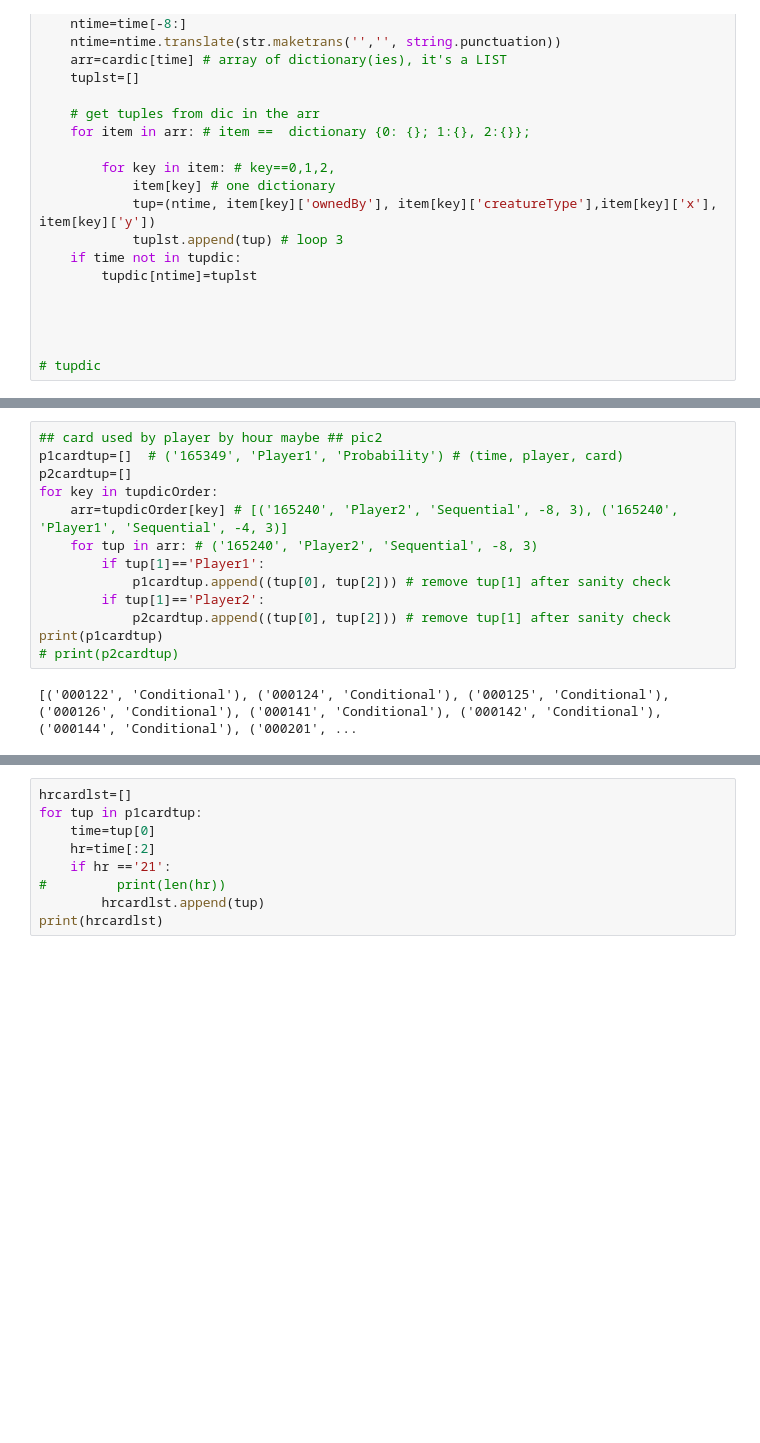
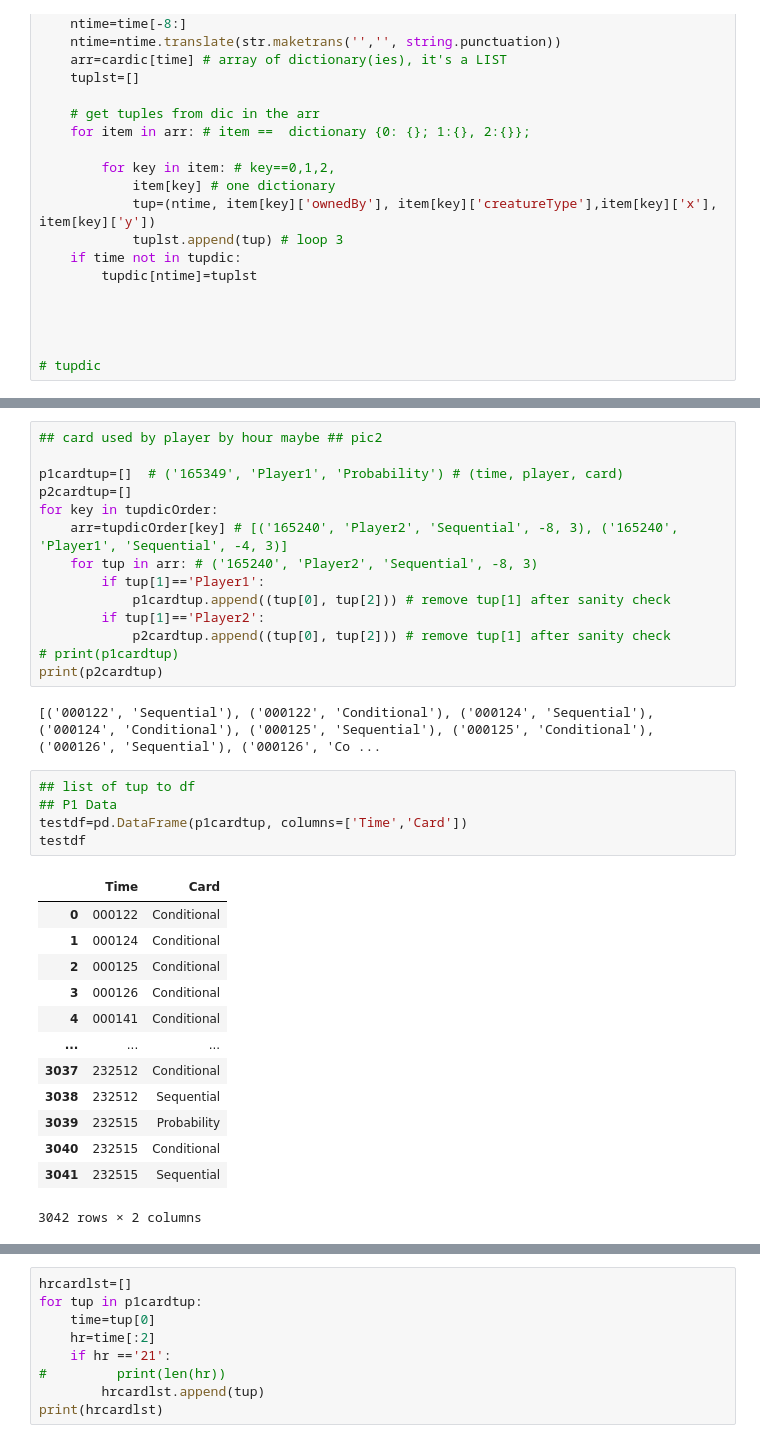
Before and after one commit to Visheshk/ra-data-analysis, a Jupyter notebook: 0112.ipynb, the cells around one changed output, grey strips where cells are left out. Saved outputs shown, nothing was run; the diff lists cells and outputs as text; blank space fills up the shorter version.

```diff
--- a/0112.ipynb
+++ b/0112.ipynb
@@ -122,6 +122,7 @@ for key in sorted(tupdicOrder.keys()):
 232515: [('232515', 'Player2', 'Conditional', -8, 2), ('232515', 'Player1', 'Probability', -9, -1), ('232515', 'Player1', 'Conditional', -9, -4), ('232515', 'Player1', 'Sequential', 0, -2)]
 # %%
 ## card used by player by hour maybe ## pic2
+
 p1cardtup=[]  # ('165349', 'Player1', 'Probability') # (time, player, card)
 p2cardtup=[]
 for key in tupdicOrder:
@@ -131,7 +132,26 @@ for key in tupdicOrder:
             p1cardtup.append((tup[0], tup[2])) # remove tup[1] after sanity check
         if tup[1]=='Player2':
             p2cardtup.append((tup[0], tup[2])) # remove tup[1] after sanity check
-print(p1cardtup)
-# print(p2cardtup)
+# print(p1cardtup)
+print(p2cardtup)
 # %% [output]
-[('000122', 'Conditional'), ('000124', 'Conditional'), ('000125', 'Conditional'), ('000126', 'Conditional'), ('000141', 'Conditional'), ('000142', 'Conditional'), ('000144', 'Conditional'), ('000201', ...
+[('000122', 'Sequential'), ('000122', 'Conditional'), ('000124', 'Sequential'), ('000124', 'Conditional'), ('000125', 'Sequential'), ('000125', 'Conditional'), ('000126', 'Sequential'), ('000126', 'Co ...
+# %%
+## list of tup to df
+## P1 Data
+testdf=pd.DataFrame(p1cardtup, columns=['Time','Card'])
+testdf
+# %% [output]
+|  | Time | Card |
+| 0 | 000122 | Conditional |
+| 1 | 000124 | Conditional |
+| 2 | 000125 | Conditional |
+| 3 | 000126 | Conditional |
+| 4 | 000141 | Conditional |
+| ... | ... | ... |
+| 3037 | 232512 | Conditional |
+| 3038 | 232512 | Sequential |
+| 3039 | 232515 | Probability |
+| 3040 | 232515 | Conditional |
+| 3041 | 232515 | Sequential |
+3042 rows × 2 columns
```
Also changed, not shown: parts of 12 cells of this notebook.
